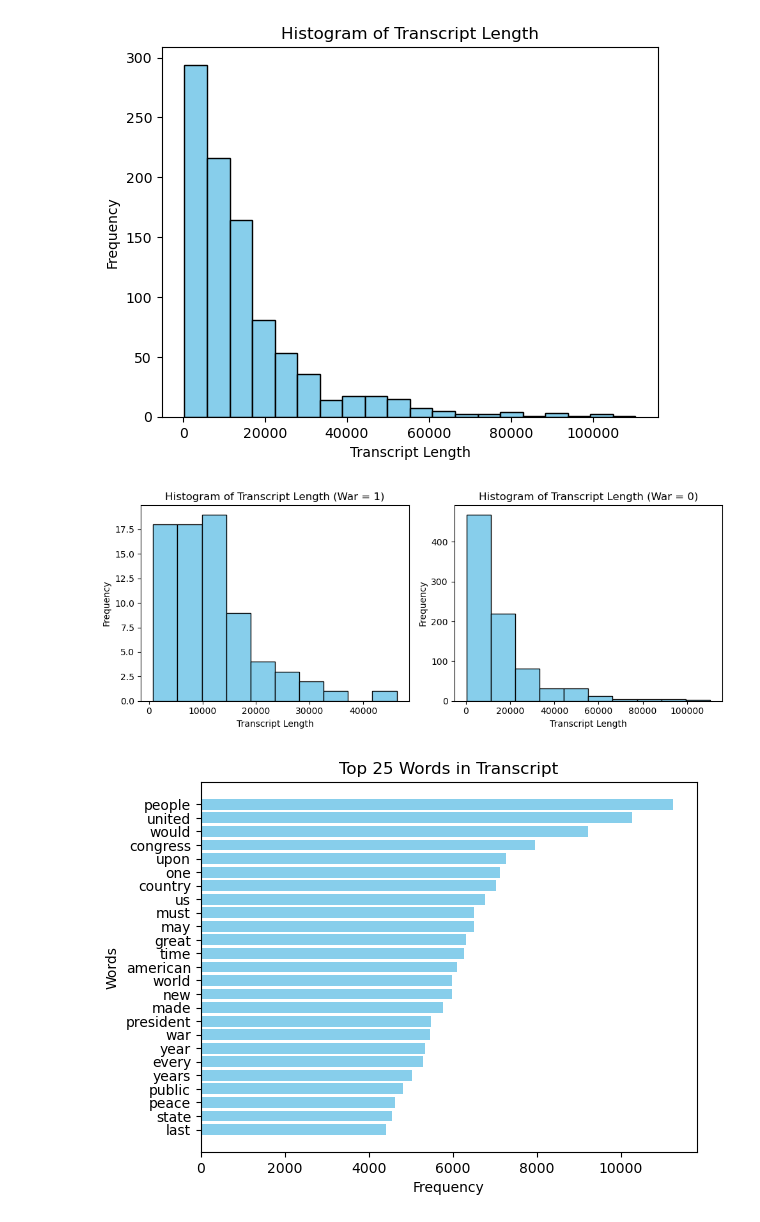
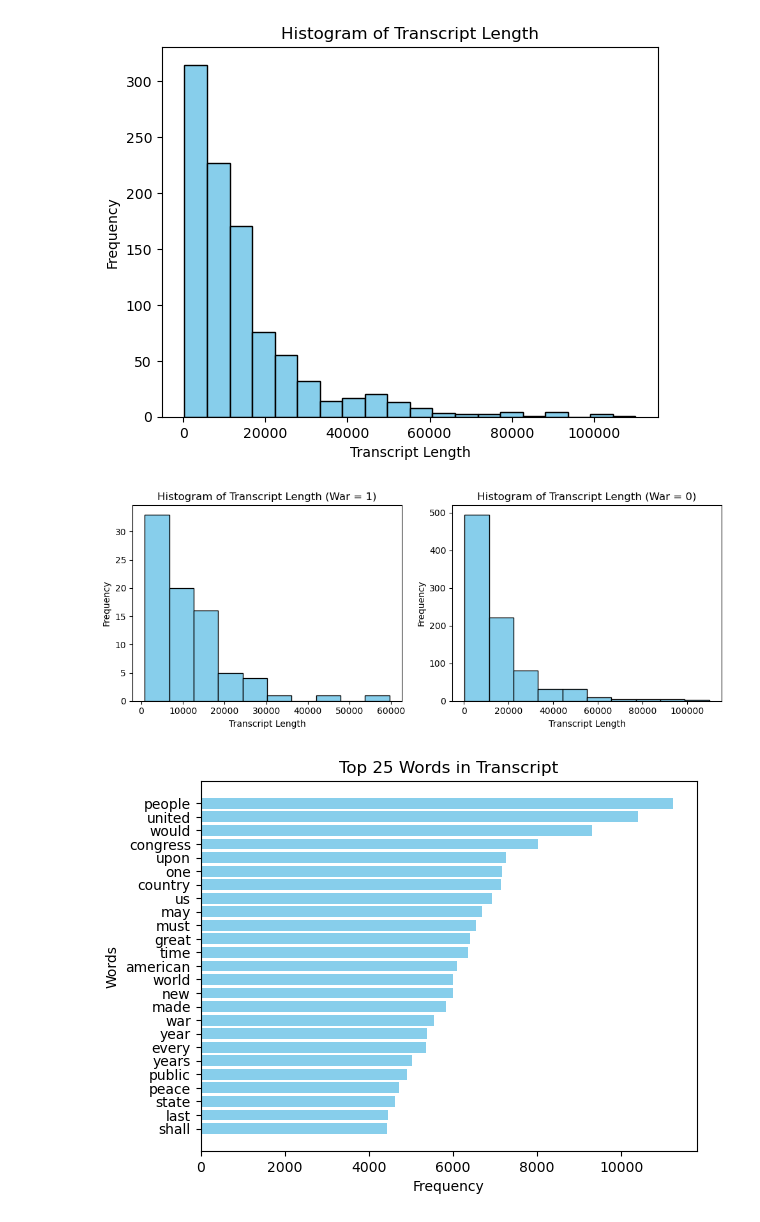
Before and after one commit to WD-Scott/WordsofWar, a Jupyter notebook: EDA.ipynb, the cells around one changed output. Drawn from its saved outputs; the diff is of its cells as text; code cells hidden in the pictures.

```diff
--- a/EDA.ipynb
+++ b/EDA.ipynb
@@ -10,47 +10,49 @@ os.chdir('/Users/wyattscott/Documents/DS6050/Project')
 df = pd.read_csv('Speeches_War_Clean.csv')
 # %%
 # Calculate the length of each transcript
-df['Transcript Length'] = df['Transcript'].apply(len)
+df['Transcript Length'] = df['Transcript'].apply(lambda x: len(x) if isinstance(x, str) else None)
 
 # Plot histogram
-plt.hist(df['Transcript Length'], bins=20, color='skyblue', edgecolor='black')
+plt.hist(df['Transcript Length'].dropna(), bins=20, color='skyblue', edgecolor='black')
 plt.xlabel('Transcript Length')
 plt.ylabel('Frequency')
 plt.title('Histogram of Transcript Length')
 plt.show()
 # %% [output]
-[figure, old version]
+[figure, new version]
 # %%
 # Create subplots for side-by-side histograms
 fig, axs = plt.subplots(1, 2, figsize=(10, 4))
 
 # Function to plot histogram for a specific subset of data
 def plot_histogram(ax, df, war_value):
-    subset_lengths = df[df['War'] == war_value]['Transcript'].apply(len)
+    subset_lengths = df[df['War'] == war_value]['Transcript'].apply(lambda x: len(x) if isinstance(x, str) else np.nan)
+    subset_lengths = subset_lengths.dropna()  # Drop NaN values
     ax.hist(subset_lengths, bins=10, color='skyblue', edgecolor='black')
     ax.set_xlabel('Transcript Length')
     ax.set_ylabel('Frequency')
     ax.set_title(f'Histogram of Transcript Length (War = {war_value})')
 
 # Plot histogram for "War" = 1
 plot_histogram(axs[0], df, 1)
 
 # Plot histogram for "War" = 0
 plot_histogram(axs[1], df, 0)
 
 # Adjust layout to prevent overlap
 plt.tight_layout()
 
 # Show plots
 plt.show()
 # %% [output]
-[figure, old version]
+[figure, new version]
 # %%
 # Tokenize each transcript text and count word frequency
 word_counts = Counter()
 for transcript in df['Transcript']:
-    words = transcript.split()
-    word_counts.update(words)
+    if isinstance(transcript, str):  # Check if transcript is a string
+        words = transcript.split()
+        word_counts.update(words)
 
 # Get the top 25 words
 top_words = word_counts.most_common(25)
@@ -65,4 +67,4 @@ plt.title('Top 25 Words in Transcript')
 plt.gca().invert_yaxis()  # Invert y-axis to have the most common word on top
 plt.show()
 # %% [output]
-[figure, old version]
+[figure, new version]
```
Also changed, not shown: parts of 2 cells of this notebook, 3 other files.
